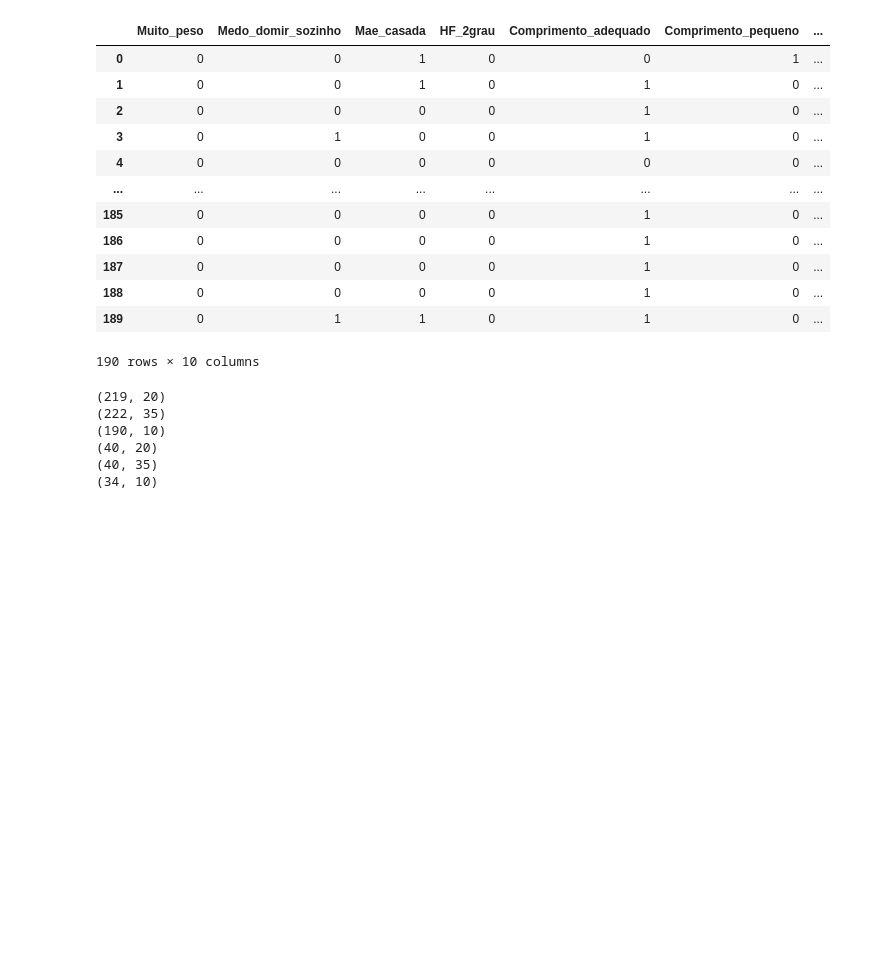
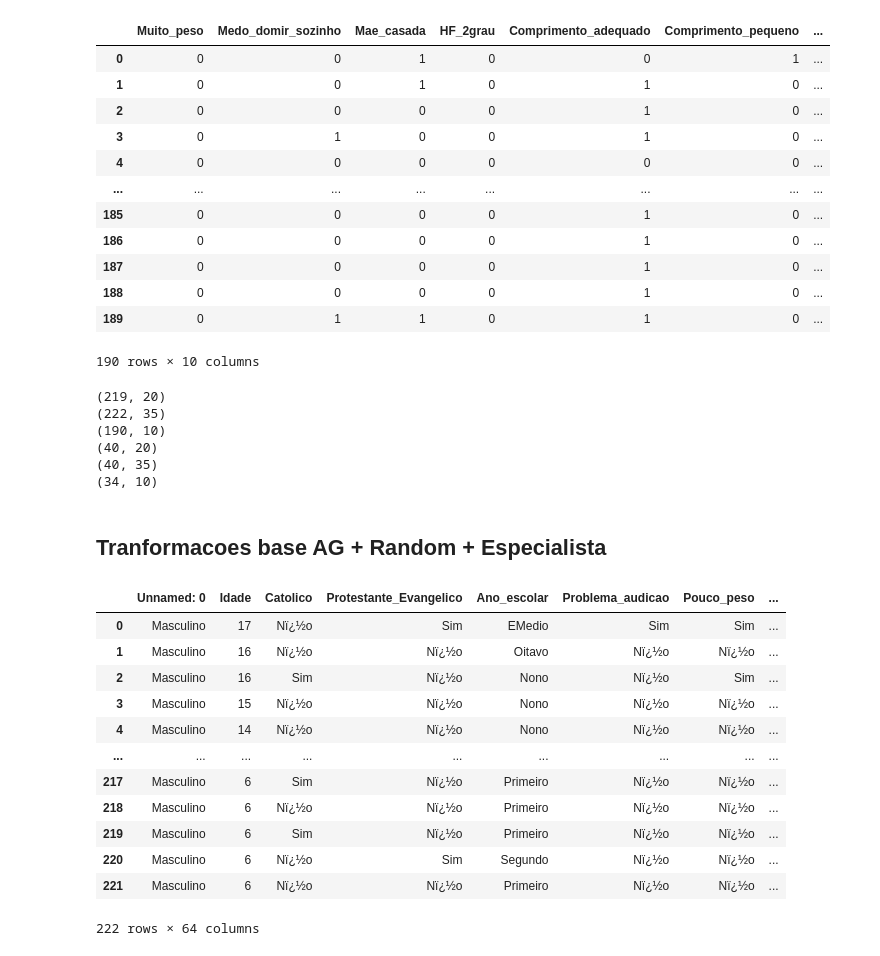
Before and after one commit to HenriqueHott/miloud-2013-ant-is, a Jupyter notebook: preprocess.ipynb, the cells around one changed output. Drawn from its saved outputs; the diff is of its cells as text; code cells hidden in the pictures; blank space fills up the shorter version.

```diff
--- a/preprocess.ipynb
+++ b/preprocess.ipynb
@@ -115,3 +119,32 @@ df_valid_leit.to_csv("databases/AG/Leitura/TesteLeitPreprocessada.csv", sep=";",
 (40, 20)
 (40, 35)
 (34, 10)
+# %% [markdown]
+## Tranformacoes base AG + Random + Especialista
+# %%
+base_path = "databases/AG_Random_Especialista"
+
+# Load originaal datasets
+df_train_arit = pd.read_csv(base_path + '/Aritmética/TreinamentoDesbalanceadoArit.csv', sep=";", encoding="latin1")
+df_train_esc = pd.read_csv(base_path + "/Escrita/TreinamentoDesbalanceadoEsc.csv", sep=";", encoding="latin1")
+df_train_leit = pd.read_csv(base_path + "/Leitura/TreinamentoDesbalanceadoLeit.csv", sep=";", encoding="latin1")
+
+df_test_arit = pd.read_csv(base_path + "/Aritmética/TesteArit.csv", sep=";", encoding="latin1")
+df_test_esc = pd.read_csv(base_path + "/Escrita/TesteEsc.csv", sep=";", encoding="latin1")
+df_test_leit = pd.read_csv(base_path + "/Leitura/TesteLeit.csv", sep=";", encoding="latin1")
+
+df_train_esc
+# %% [output]
+|  | Unnamed: 0 | Idade | Catolico | Protestante_Evangelico | Ano_escolar | Problema_audicao | Pouco_peso | ... |
+| 0 | Masculino | 17 | Nï¿½o | Sim | EMedio | Sim | Sim | ... |
+| 1 | Masculino | 16 | Nï¿½o | Nï¿½o | Oitavo | Nï¿½o | Nï¿½o | ... |
+| 2 | Masculino | 16 | Sim | Nï¿½o | Nono | Nï¿½o | Sim | ... |
+| 3 | Masculino | 15 | Nï¿½o | Nï¿½o | Nono | Nï¿½o | Nï¿½o | ... |
+| 4 | Masculino | 14 | Nï¿½o | Nï¿½o | Nono | Nï¿½o | Nï¿½o | ... |
+| ... | ... | ... | ... | ... | ... | ... | ... | ... |
+| 217 | Masculino | 6 | Sim | Nï¿½o | Primeiro | Nï¿½o | Nï¿½o | ... |
+| 218 | Masculino | 6 | Nï¿½o | Nï¿½o | Primeiro | Nï¿½o | Nï¿½o | ... |
+| 219 | Masculino | 6 | Sim | Nï¿½o | Primeiro | Nï¿½o | Nï¿½o | ... |
+| 220 | Masculino | 6 | Nï¿½o | Sim | Segundo | Nï¿½o | Nï¿½o | ... |
+| 221 | Masculino | 6 | Nï¿½o | Nï¿½o | Primeiro | Nï¿½o | Nï¿½o | ... |
+222 rows × 64 columns
```
Also changed, not shown: parts of 5 cells of this notebook, 13 other files.
